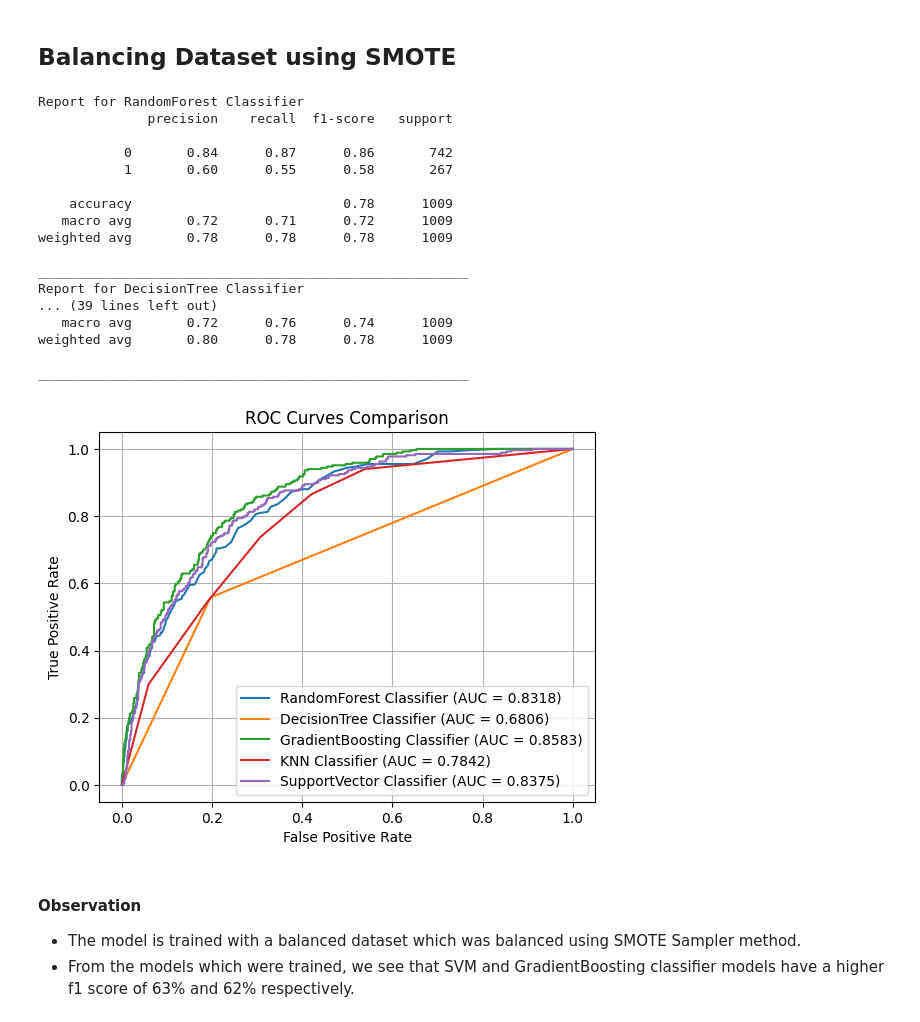
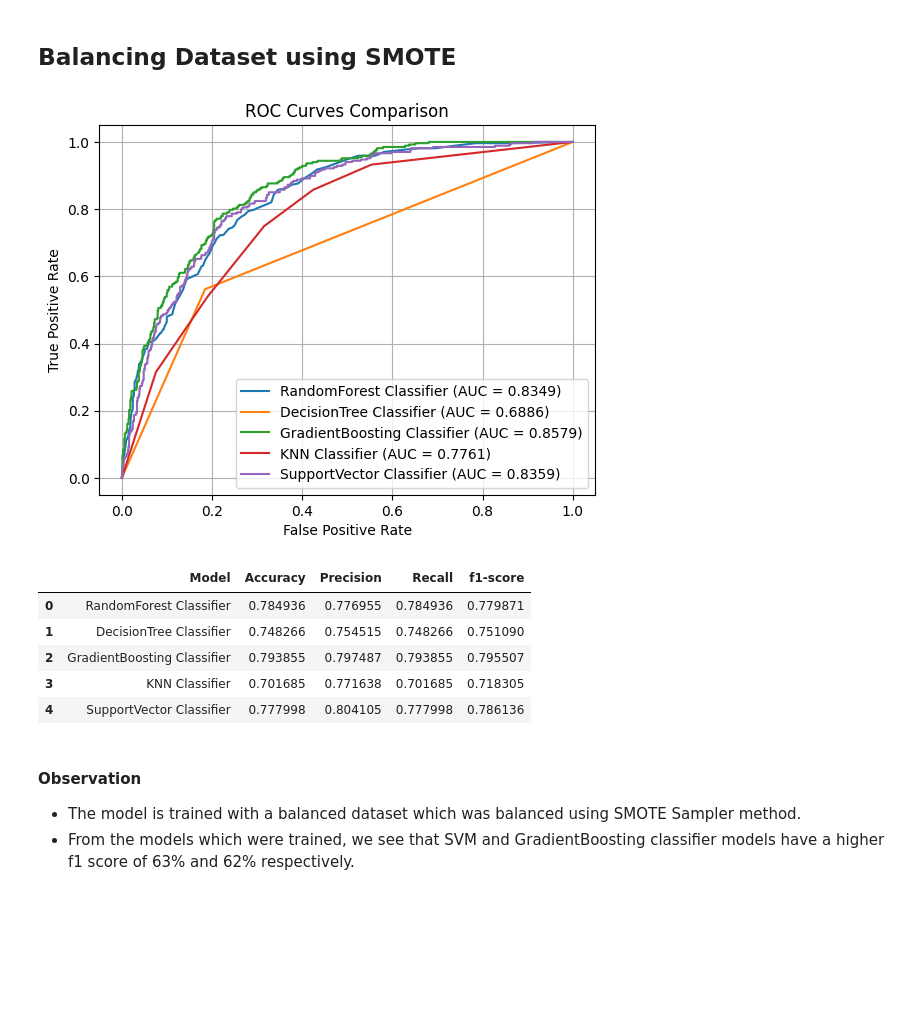
Before and after one commit to pk-aduyaw/Customer_Churn_Classification_Project, a Jupyter notebook: customer_churn_classification_model_project.ipynb, the cells around one changed output. Drawn from its saved outputs; the diff is of its cells as text; code cells hidden in the pictures; blank space fills up the shorter version.

```diff
--- a/customer_churn_classification_model_project.ipynb
+++ b/customer_churn_classification_model_project.ipynb
@@ -299,7 +301,7 @@ Name: SeniorCitizen, dtype: object
 # %% [markdown]
 #### The seniorCitizen columns have True and False values which we will have to correct to 0's and 1's.
 # %%
-full_model_df['SeniorCitizen'] = full_model_df['SeniorCitizen'].replace({False:0, True:1}, inplace=True)
+full_model_df['SeniorCitizen'].replace({False:0, True:1}, inplace=True)
 # %%
 # View the unique values in the Partner column
 full_model_df['Partner'].unique()
@@ -1180,79 +1177,62 @@ _______________________________________________________
 # %% [markdown]
 ## Balancing Dataset using SMOTE
-# %%
-# Create instance of smote
-smote_sampler = SMOTE(random_state=0)
-
-# Preprocess the dataset using pipeline of transformations
-X_train_preprocessed = pd.DataFrame(full_pipeline.fit_transform(X_train))
-X_eval_preprocessed = pd.DataFrame(full_pipeline.transform(X_eval))
-
-# Resample dataset
-X_train_SMOTE, y_train_encoded_SMOTE = smote_sampler.fit_resample(X_train_preprocessed, y_train_encoded)
 # %%
-# Put the name of the classifier and classifier into a list of tuples.
-models = [
-    ('RandomForest Classifier', RandomForestClassifier(random_state=0)),
-    ('DecisionTree Classifier', DecisionTreeClassifier(random_state=0)),
-    ('GradientBoosting Classifier', GradientBoostingClassifier(random_state=0)),
-    ('KNN Classifier', KNeighborsClassifier()),
-    ('SupportVector Classifier', SVC(probability=True, random_state=0))
-]
+# Create instance of smote
+smote_sampler = SMOTE(random_state=0)
+
+smote_sampler_df = pd.DataFrame(columns=['Model', 'Accuracy', 'Precision', 'Recall', 'f1-score'])
 
 # Loop through the classification models and fit them for all the models
 for model, classifier in models:
     pipeline = Pipeline([
+        ('preprocessor', full_pipeline),
+        ('sampler', smote_sampler),
         ('classifier', classifier)
     ])
 
-    pipeline.fit(X_train_SMOTE, y_train_encoded_SMOTE)
+    pipeline.fit(X_train, y_train_encoded)
 
     # Pred y values for the evaluate dataset
-    y_pred = pipeline.predict(X_eval_preprocessed)
+    y_pred = pipeline.predict(X_eval)
 
-    # Print classification report for all the models
-    print(f'Report for {model}')
-    print(classification_report(y_eval_encoded, y_pred))
-    print('_'*55)
+    # Print accuracy, precision, recall, and f1-score for all the models
+    smote_sampler_dict = classification_report(y_eval_encoded, y_pred, output_dict=True)
 
+    accuracy = smote_sampler_dict['accuracy']
+    precision = smote_sampler_dict['weighted avg']['precision']
+    recall = smote_sampler_dict['weighted avg']['recall']
+    f1_score = smote_sampler_dict['weighted avg']['f1-score']
+
+    smote_sampler_df.loc[len(smote_sampler_df)] = [model, accuracy, precision, recall, f1_score]
    # Define model predictions for the model and true labels
-    pred_proba = pipeline.predict_proba(X_eval_preprocessed)[:,1]
+    pred_proba = pipeline.predict_proba(X_eval)[:,1]
     # Calculate FPR and TPR for the model
     fpr, tpr, threshold = roc_curve(y_eval_encoded, pred_proba)
     # Calculate AUC for the model
     auc_score = auc(fpr, tpr)
 
     # Plot ROC curves
     plt.plot(fpr, tpr, label=f'{model} (AUC = {auc_score:.4f})')
 
 # Add labels and title
 plt.xlabel('False Positive Rate')
 plt.ylabel('True Positive Rate')
 plt.title('ROC Curves Comparison')
 plt.legend()
 plt.grid(True)
 
 # Show the plot
 plt.show()
+
+smote_sampler_df
 # %% [output]
-Report for RandomForest Classifier
-              precision    recall  f1-score   support
-
-           0       0.84      0.87      0.86       742
-           1       0.60      0.55      0.58       267
-
-    accuracy                           0.78      1009
-   macro avg       0.72      0.71      0.72      1009
-weighted avg       0.78      0.78      0.78      1009
-
-_______________________________________________________
-Report for DecisionTree Classifier
-... (39 lines left out)
-   macro avg       0.72      0.76      0.74      1009
-weighted avg       0.80      0.78      0.78      1009
-
-_______________________________________________________
-[figure, old version]
+[figure, new version]
+|  | Model | Accuracy | Precision | Recall | f1-score |
+| 0 | RandomForest Classifier | 0.784936 | 0.776955 | 0.784936 | 0.779871 |
+| 1 | DecisionTree Classifier | 0.748266 | 0.754515 | 0.748266 | 0.751090 |
+| 2 | GradientBoosting Classifier | 0.793855 | 0.797487 | 0.793855 | 0.795507 |
+| 3 | KNN Classifier | 0.701685 | 0.771638 | 0.701685 | 0.718305 |
+| 4 | SupportVector Classifier | 0.777998 | 0.804105 | 0.777998 | 0.786136 |
 # %% [markdown]
 #### Observation
 - The model is trained with a balanced dataset which was balanced using SMOTE Sampler method.
```
Also changed, not shown: parts of 34 cells of this notebook, 2 other files.
